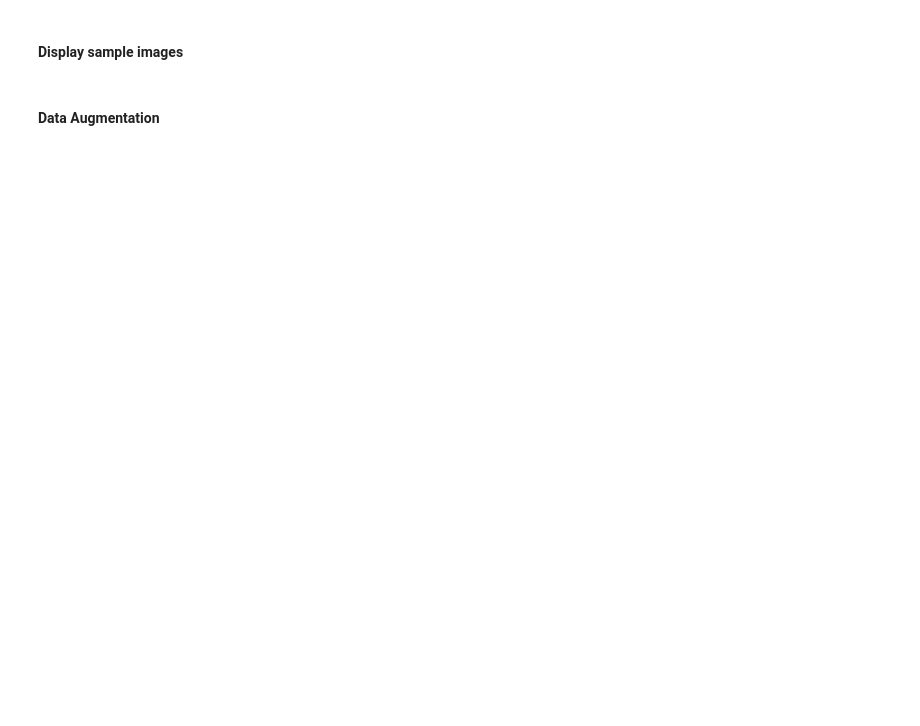
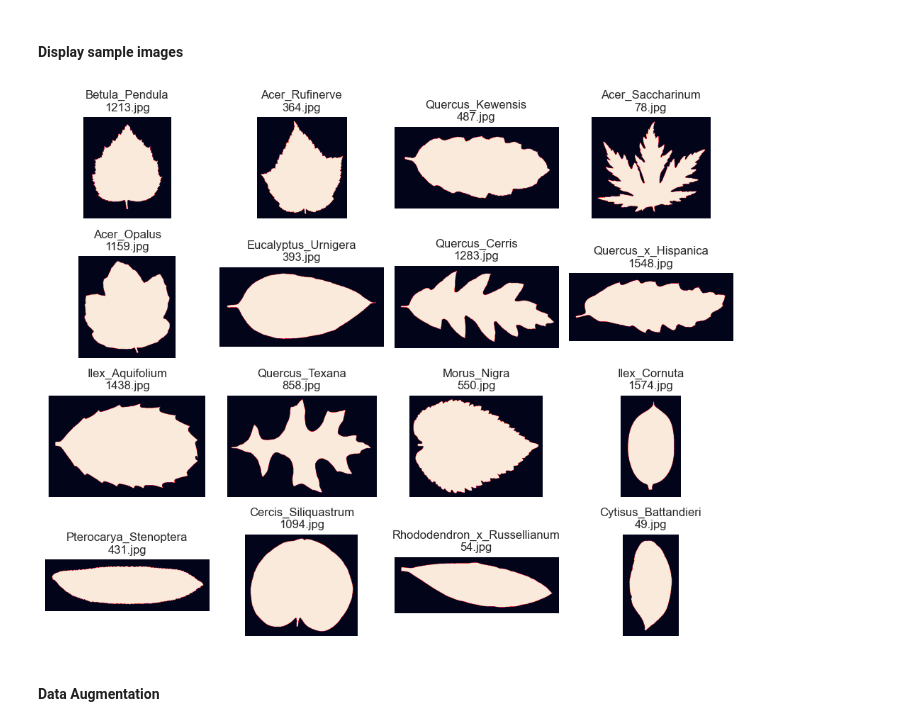
Before and after one commit to LukasDrews97/machine_learning_case_studies, a Jupyter notebook: Leaf_Classification.ipynb, the cells around one changed output. Drawn from its saved outputs; the diff is of its cells as text; code cells hidden in the pictures; blank space fills up the shorter version.

```diff
--- a/Leaf_Classification.ipynb
+++ b/Leaf_Classification.ipynb
@@ -133,11 +131,0 @@ image, label = t.load_PIL_image(10)
-# %%
-def plot_samples_images(rows, cols, indices):
-    fig = plt.figure(figsize=(10, 7))
-
-    for idx, img_idx in enumerate(indices):
-        fig.add_subplot(rows, cols, idx+1)
-        image, label = t.load_PIL_image(img_idx)
-        plt.imshow(image)
-        plt.title(label)
-        plt.axis('off')
-    plt.show()
@@ -148,0 +134,3 @@ KeyError: 1008
+# %%
+from sklearn import model_selection
+train, test = model_selection.train_test_split(dataset, test_size=0.2, random_state=42)
@@ -149,4 +146,26 @@ KeyError: 1008
+# %%
+train_image_label_dict = dict(zip(train.id, train.species))
+train_dataset = ImageDataset(image_label_dict=train_image_label_dict, mode="train")
+
+test_image_label_dict = dict(zip(test.id, test.species))
+test_dataset = ImageDataset(image_label_dict=test_image_label_dict, mode="test")
 # %% [markdown]
 #### Display sample images
+# %%
+def plot_samples_images(rows, cols, dataset, indices):
+    fig = plt.figure(figsize=(10, 8))
+    for idx, img_idx in enumerate(indices):
+        fig.add_subplot(rows, cols, idx+1)
+        image, label, file = dataset.load_PIL_image(img_idx)
+        file = re.findall(r'\d+', file)[0] + ".jpg"
+        plt.imshow(image)
+        plt.title(label + "\n" + file)
+        plt.axis('off')
+    plt.tight_layout()
+    plt.show()
+# %%
+plot_samples_images(4, 4, train_dataset, list(range(0, 16)))
+# %% [output]
+[figure, added]
 # %% [markdown]
 #### Data Augmentation
```
Also changed, not shown: parts of 12 cells of this notebook.
